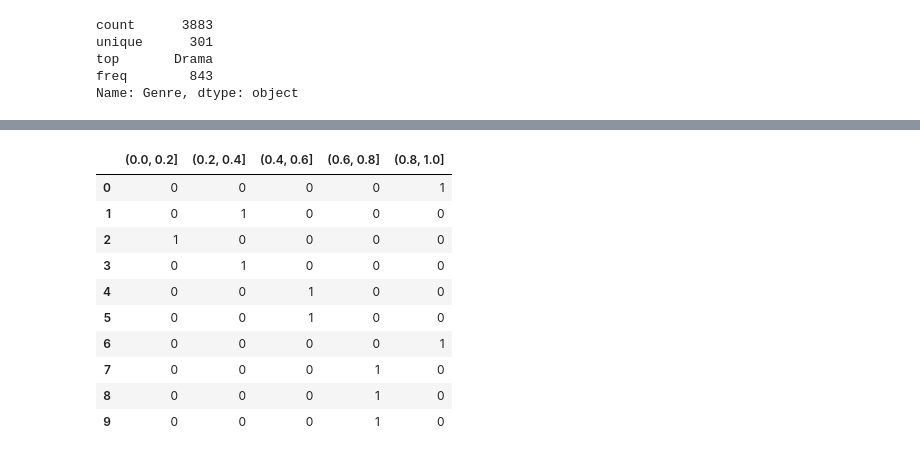
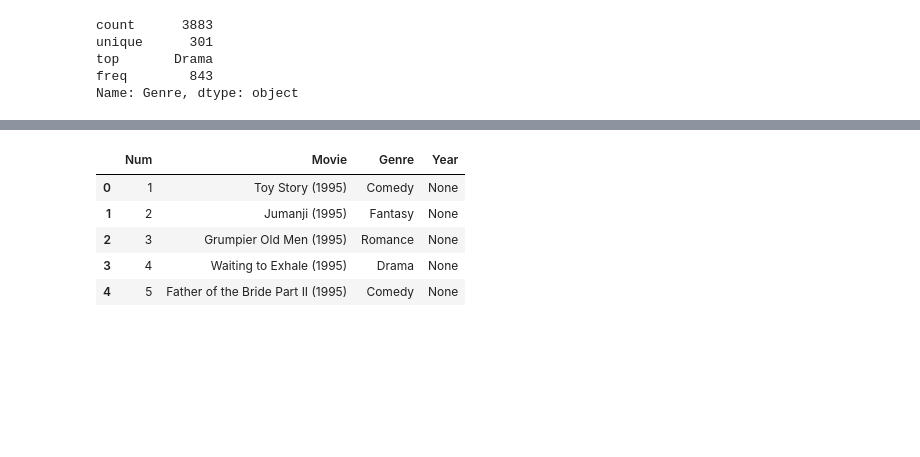
Before and after one commit to davifebdn/Tasca-M4-T02, a Jupyter notebook: Tasca_M4_T02.ipynb, the cells around one changed output, grey strips where cells are left out. Cells and saved outputs as stored; diff of their text form; code cells hidden in the pictures; blank space fills up the shorter version.

```diff
--- a/Tasca_M4_T02.ipynb
+++ b/Tasca_M4_T02.ipynb
@@ -1195,32 +1171,11 @@ dummies.head()
-# %%
-gen = movies.Genre[0]
-gen.split('|')
-dummies.columns.get_indexer(gen.split('|'))
-for i, gen in enumerate(movies.Genre):
-    indices = dummies.columns.get_indexer(gen.split('|'))
-    dummies.iloc[i, indices] = 1
-movies_dummies = movies.join(dummies.add_prefix('Genre_'))
-movies_dummies.head()
-movies_dummies.iloc[1]
-
-np.random.seed(12345)
-
-values = np.random.rand(10)
-values
-
-bins = [0, 0.2, 0.4, 0.6, 0.8, 1]
-bins
-
-pd.get_dummies(pd.cut(values, bins))
-# %% [output]
-|  | (0.0, 0.2] | (0.2, 0.4] | (0.4, 0.6] | (0.6, 0.8] | (0.8, 1.0] |
-| 0 | 0 | 0 | 0 | 0 | 1 |
-| 1 | 0 | 1 | 0 | 0 | 0 |
-| 2 | 1 | 0 | 0 | 0 | 0 |
-| 3 | 0 | 1 | 0 | 0 | 0 |
-| 4 | 0 | 0 | 1 | 0 | 0 |
-| 5 | 0 | 0 | 1 | 0 | 0 |
-| 6 | 0 | 0 | 0 | 0 | 1 |
-| 7 | 0 | 0 | 0 | 1 | 0 |
-| 8 | 0 | 0 | 0 | 1 | 0 |
-| 9 | 0 | 0 | 0 | 1 | 0 |
+# %%
+#movies["Genre"].groupby("Genre").tail("|")
+movies["Genre"] = movies["Genre"].str.split("|").str.get(-1)
+movies.head()
+# %% [output]
+|  | Num | Movie | Genre | Year |
+| 0 | 1 | Toy Story (1995) | Comedy | None |
+| 1 | 2 | Jumanji (1995) | Fantasy | None |
+| 2 | 3 | Grumpier Old Men (1995) | Romance | None |
+| 3 | 4 | Waiting to Exhale (1995) | Drama | None |
+| 4 | 5 | Father of the Bride Part II (1995) | Comedy | None |
```
Also changed, not shown: parts of 3 cells of this notebook.
